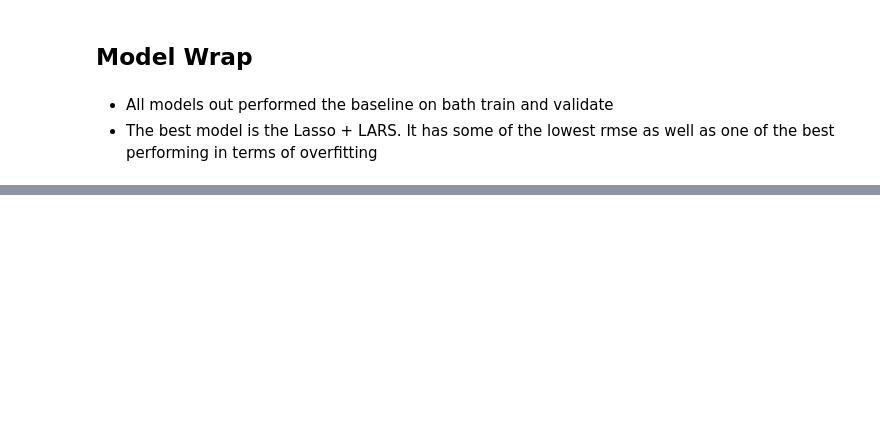
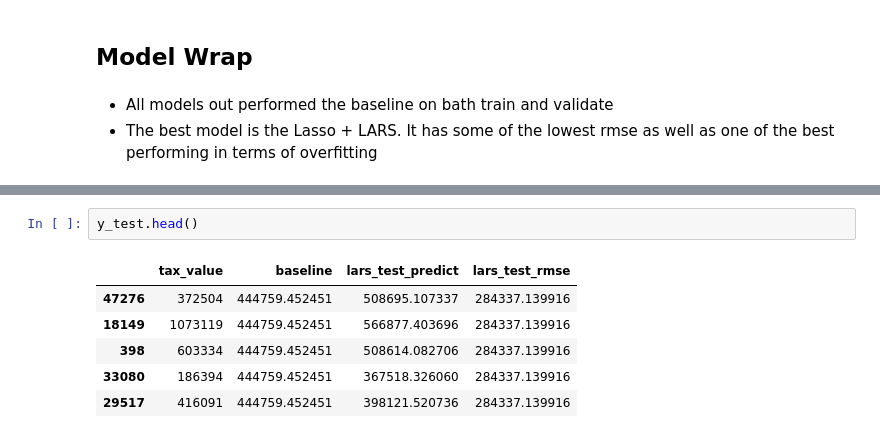
Before and after one commit to brandontnavarrete/estimating-home-value, a Jupyter notebook: final_notebook.ipynb, the cells around one changed output, grey strips where cells are left out. Drawn from its saved outputs; the diff is of its cells as text; blank space fills up the shorter version.

```diff
--- a/final_notebook.ipynb
+++ b/final_notebook.ipynb
@@ -269,0 +276,9 @@ evals
+# %%
+y_test.head()
+# %% [output]
+|  | tax_value | baseline | lars_test_predict | lars_test_rmse |
+| 47276 | 372504 | 444759.452451 | 508695.107337 | 284337.139916 |
+| 18149 | 1073119 | 444759.452451 | 566877.403696 | 284337.139916 |
+| 398 | 603334 | 444759.452451 | 508614.082706 | 284337.139916 |
+| 33080 | 186394 | 444759.452451 | 367518.326060 | 284337.139916 |
+| 29517 | 416091 | 444759.452451 | 398121.520736 | 284337.139916 |
```
Also changed, not shown: parts of 25 cells of this notebook, 2 other files.
